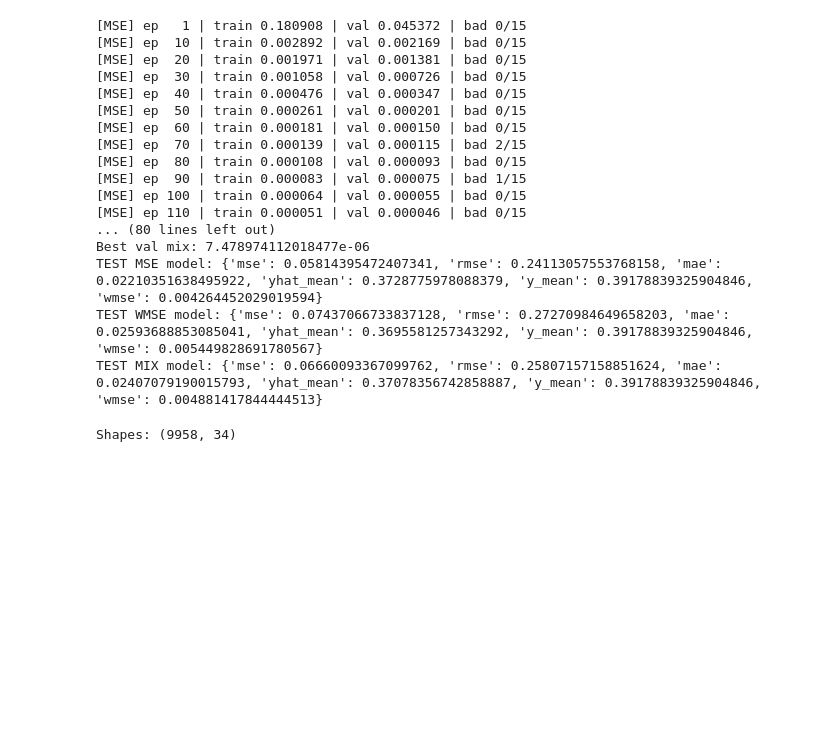
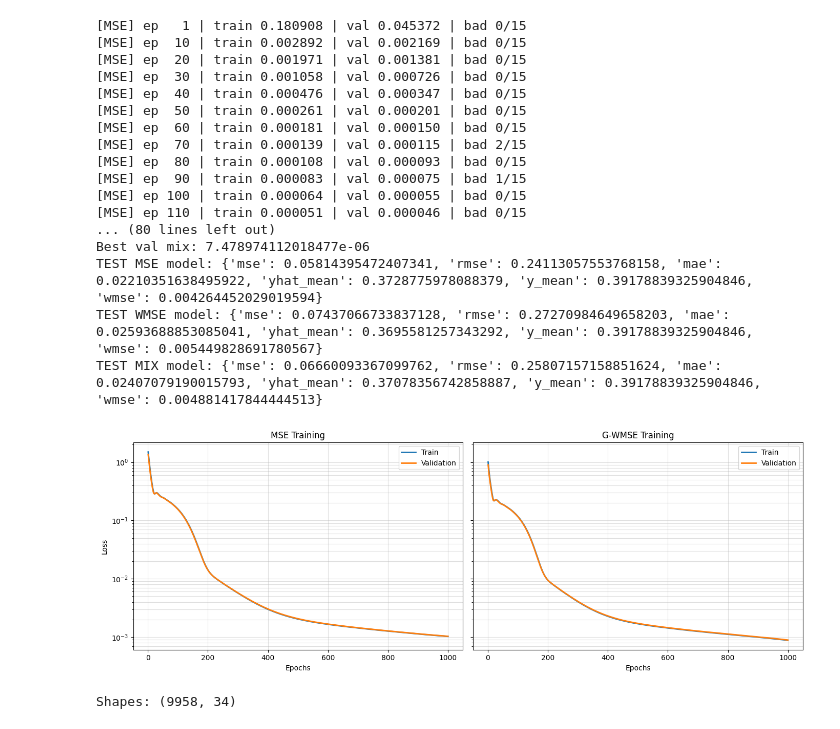
Before and after one commit to karandeeps18/Option-Pricing-using-Neural-Network, a Jupyter notebook: Notebooks/experiments1.ipynb, the cells around one changed output. Saved outputs shown, nothing was run; the diff lists cells and outputs as text; code cells hidden in the pictures; blank space fills up the shorter version.

```diff
--- a/Notebooks/experiments1.ipynb
+++ b/Notebooks/experiments1.ipynb
@@ -1629,6 +1630,34 @@ Best val mix: 7.478974112018477e-06
 TEST MSE model: {'mse': 0.05814395472407341, 'rmse': 0.24113057553768158, 'mae': 0.02210351638495922, 'yhat_mean': 0.3728775978088379, 'y_mean': 0.39178839325904846, 'wmse': 0.004264452029019594}
 TEST WMSE model: {'mse': 0.07437066733837128, 'rmse': 0.27270984649658203, 'mae': 0.02593688853085041, 'yhat_mean': 0.3695581257343292, 'y_mean': 0.39178839325904846, 'wmse': 0.005449828691780567}
 TEST MIX model: {'mse': 0.06660093367099762, 'rmse': 0.25807157158851624, 'mae': 0.02407079190015793, 'yhat_mean': 0.37078356742858887, 'y_mean': 0.39178839325904846, 'wmse': 0.004881417844444513}
+# %%
+fig, axes = plt.subplots(1, 2, figsize=(14, 5), sharey=True)
+
+# MSE
+epochs_mse = np.arange(1, len(train_losses) + 1)
+axes[0].plot(epochs_mse, train_losses, label="Train", linewidth=2)
+axes[0].plot(epochs_mse, val_losses, label="Validation", linewidth=2)
+axes[0].set_title("MSE Training")
+axes[0].set_xlabel("Epochs")
+axes[0].set_ylabel("Loss")
+axes[0].set_yscale("log")
+axes[0].legend()
+axes[0].grid(True, which="both", alpha=0.4)
+
+# WMSE
+epochs_wmse = np.arange(1, len(wmse_train_losses) + 1)
+axes[1].plot(epochs_wmse, wmse_train_losses, label="Train", linewidth=2)
+axes[1].plot(epochs_wmse, wmse_val_losses, label="Validation", linewidth=2)
+axes[1].set_title("G-WMSE Training")
+axes[1].set_xlabel("Epochs")
+axes[1].set_yscale("log")
+axes[1].legend()
+axes[1].grid(True, which="both", alpha=0.4)
+
+plt.tight_layout()
+plt.show()
+# %% [output]
+[figure, added]
 # %%
 # Get predictions (already have this function)
 @torch.no_grad()
```
Also changed, not shown: parts of 4 cells of this notebook, 10 other files.
